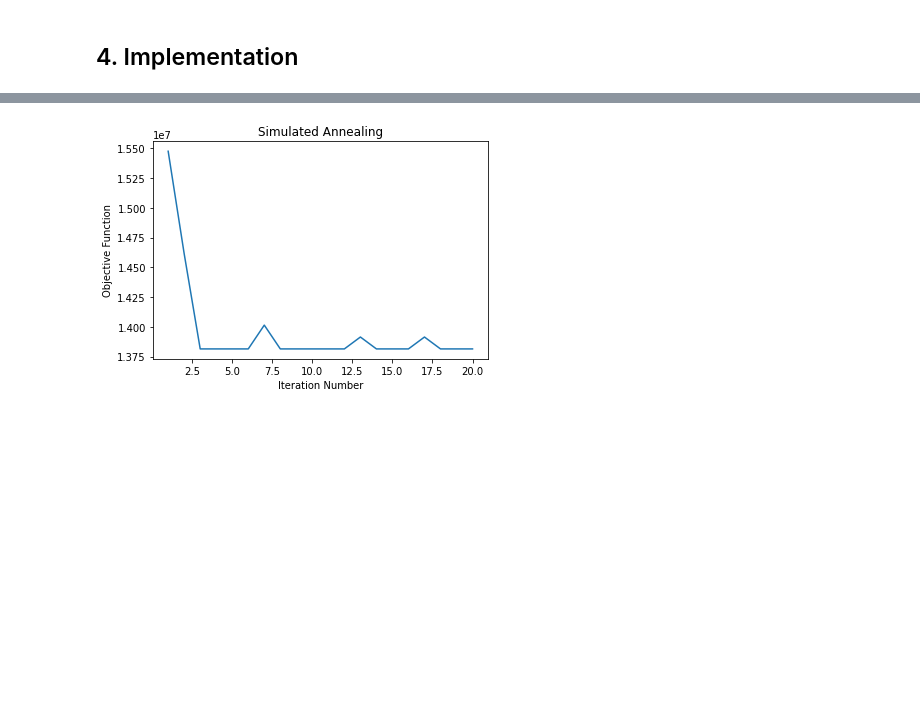
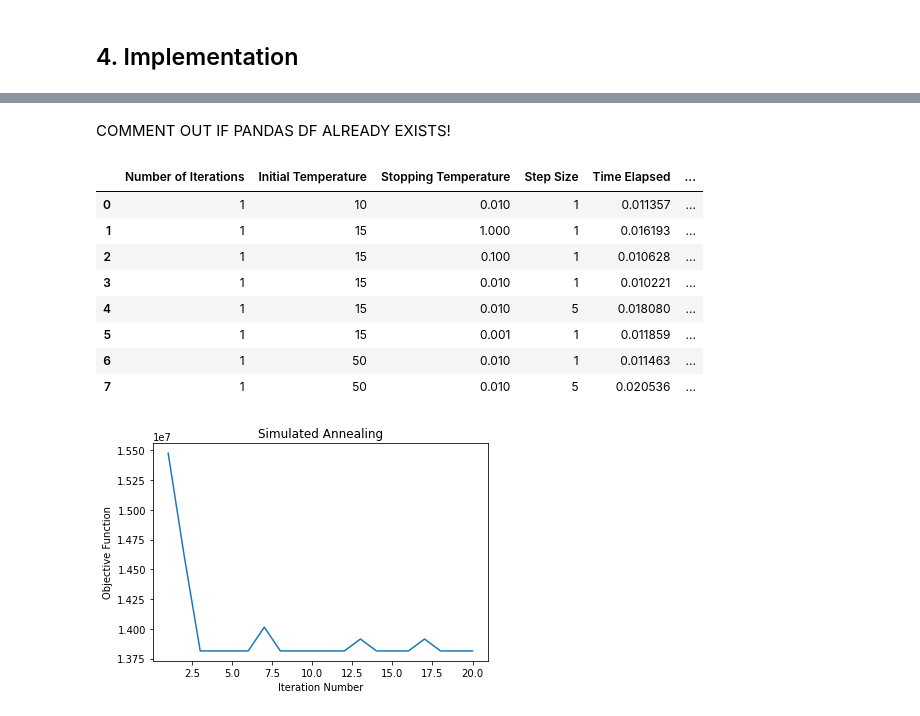
Before and after one commit to clarissanjani/Multi-ApptScheduling-HemodialysisCenters, a Jupyter notebook: Anjani_SimulatedAnnealing.ipynb, the cells around one changed output, grey strips where cells are left out. Saved outputs shown, nothing was run; the diff lists cells and outputs as text; code cells hidden in the pictures; blank space fills up the shorter version.

Commit message:
push readme changes and changes for the parameter ntuning table

```diff
--- a/Anjani_SimulatedAnnealing.ipynb
+++ b/Anjani_SimulatedAnnealing.ipynb
@@ -1030,6 +1032,6 @@ def experiment(seed, T_0, T_N, N):
 # %%
 overall_best = Multi_appt_confirmed_schedule([],
-                                            [], 0,
+                                            [], multi_appt_objective,
                                             0)
 # %%
 objective = []
@@ -1041,15 +1043,15 @@ total_count_three_list = []
 
 t1_start = time.process_time()
 
-for i in range(2):
+for i in range(no_iterations):
     print("Run " + str(i))
 
     # result = experiment(i, 5000, 0.0005, 10000)
-    result, total_confirmed_slots, total_count_one, total_count_two, total_count_three, total_count_zero = experiment(i, 15, 0.01, 1)
+    result, total_confirmed_slots, total_count_one, total_count_two, total_count_three, total_count_zero = experiment(i, initial_temp, stopping_temp, step_size)
 
     if result.objective < overall_best.objective:
         overall_best = result.copy_multi_appt_confirmed_schedule(result.patient_schedules_in, result.patient_schedules_out, result.objective, result.contribution)
-        objective.append(overall_best)
+        objective.append(overall_best.objective)
         total_confirmed_slots_list.append(total_confirmed_slots)
         total_count_zero_list.append(total_count_zero)
         total_count_one_list.append(total_count_one)
@@ -1090,0 +1103,2 @@ objective_list = [15476439.4,14613893.6,13813899.2,13813894.2,13813895.2,1381389
+# %% [markdown]
+COMMENT OUT IF PANDAS DF ALREADY EXISTS!
@@ -1091,3 +1109,28 @@ objective_list = [15476439.4,14613893.6,13813899.2,13813894.2,13813895.2,1381389
+# %%
+# Define the new row to be added
+new_row_paramter_tuning_df = {
+        "Number of Iterations": no_iterations,
+        "Initial Temperature": initial_temp,
+        "Stopping Temperature": stopping_temp,
+        "Step Size": step_size,
+        "Time Elapsed": time_elapsed,
+        "Final objective function": int(objective[0])
+    }
+# %%
+# use the loc method to add the new row to be added to the df
+parameter_tuning_df.loc[len(parameter_tuning_df)] = new_row_paramter_tuning_df
+# %%
+parameter_tuning_df
+# %% [output]
+|  | Number of Iterations | Initial Temperature | Stopping Temperature | Step Size | Time Elapsed | ... |
+| 0 | 1 | 10 | 0.010 | 1 | 0.011357 | ... |
+| 1 | 1 | 15 | 1.000 | 1 | 0.016193 | ... |
+| 2 | 1 | 15 | 0.100 | 1 | 0.010628 | ... |
+| 3 | 1 | 15 | 0.010 | 1 | 0.010221 | ... |
+| 4 | 1 | 15 | 0.010 | 5 | 0.018080 | ... |
+| 5 | 1 | 15 | 0.001 | 1 | 0.011859 | ... |
+| 6 | 1 | 50 | 0.010 | 1 | 0.011463 | ... |
+| 7 | 1 | 50 | 0.010 | 5 | 0.020536 | ... |
 # %%
 # importing the required module
 import matplotlib.pyplot as plt
```
Also changed, not shown: parts of 15 cells of this notebook, 1 other file.
